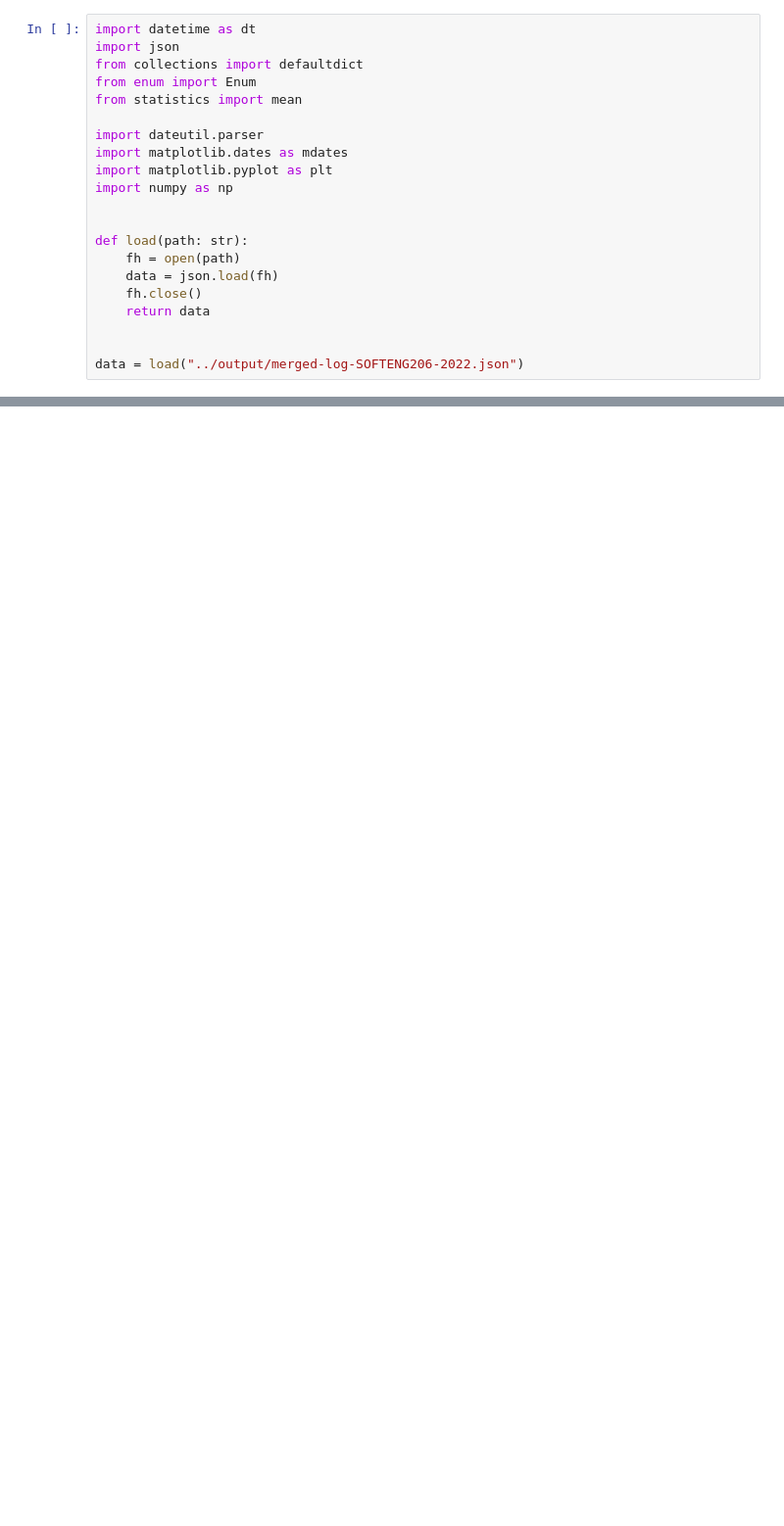
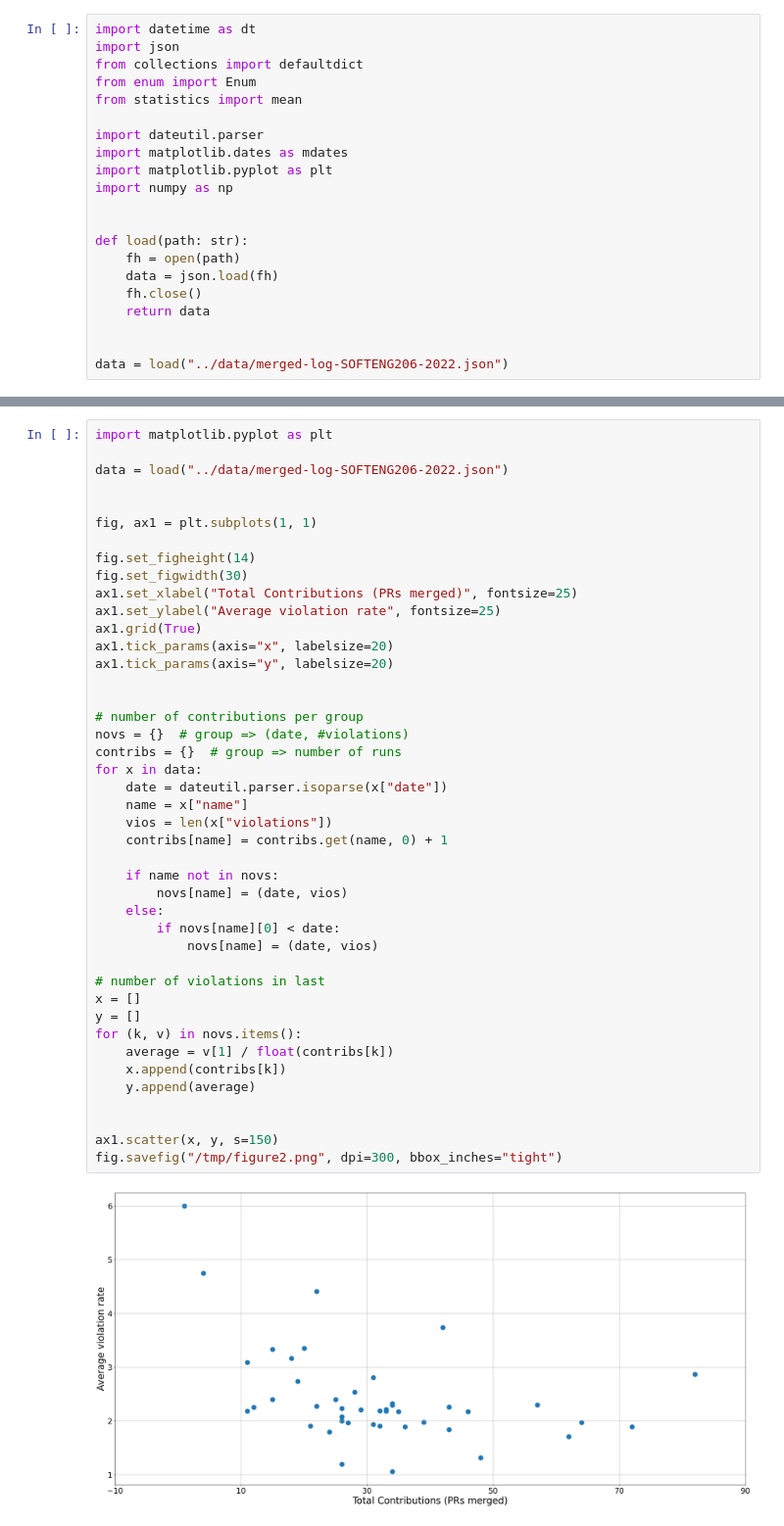
Before and after one commit to Git-Gopher/go-gopher, a Jupyter notebook: notebooks/logs.ipynb, the cells around one changed output, grey strips where cells are left out. Shown at 98% size. Drawn from its saved outputs; the diff is of its cells as text; blank space fills up the shorter version.

```diff
--- a/notebooks/logs.ipynb
+++ b/notebooks/logs.ipynb
@@ -18,7 +18,7 @@ def load(path: str):
     return data
 
 
-data = load("../output/merged-log-SOFTENG206-2022.json")
+data = load("../data/merged-log-SOFTENG206-2022.json")
 # %%
 fig, ax1 = plt.subplots(1, 1)
 
@@ -466,0 +467,45 @@ byType(data)
+# %%
+import matplotlib.pyplot as plt
+
+data = load("../data/merged-log-SOFTENG206-2022.json")
+
+
+fig, ax1 = plt.subplots(1, 1)
+
+fig.set_figheight(14)
+fig.set_figwidth(30)
+ax1.set_xlabel("Total Contributions (PRs merged)", fontsize=25)
+ax1.set_ylabel("Average violation rate", fontsize=25)
+ax1.grid(True)
+ax1.tick_params(axis="x", labelsize=20)
+ax1.tick_params(axis="y", labelsize=20)
+
+
+# number of contributions per group
+novs = {}  # group => (date, #violations)
+contribs = {}  # group => number of runs
+for x in data:
+    date = dateutil.parser.isoparse(x["date"])
+    name = x["name"]
+    vios = len(x["violations"])
+    contribs[name] = contribs.get(name, 0) + 1
+
+    if name not in novs:
+        novs[name] = (date, vios)
+    else:
+        if novs[name][0] < date:
+            novs[name] = (date, vios)
+
+# number of violations in last
+x = []
+y = []
+for (k, v) in novs.items():
+    average = v[1] / float(contribs[k])
+    x.append(contribs[k])
+    y.append(average)
+
+
+ax1.scatter(x, y, s=150)
+fig.savefig("/tmp/figure2.png", dpi=300, bbox_inches="tight")
+# %% [output]
+[figure, added]
```
Also changed, not shown: parts of 3 cells of this notebook, 1 other file.
